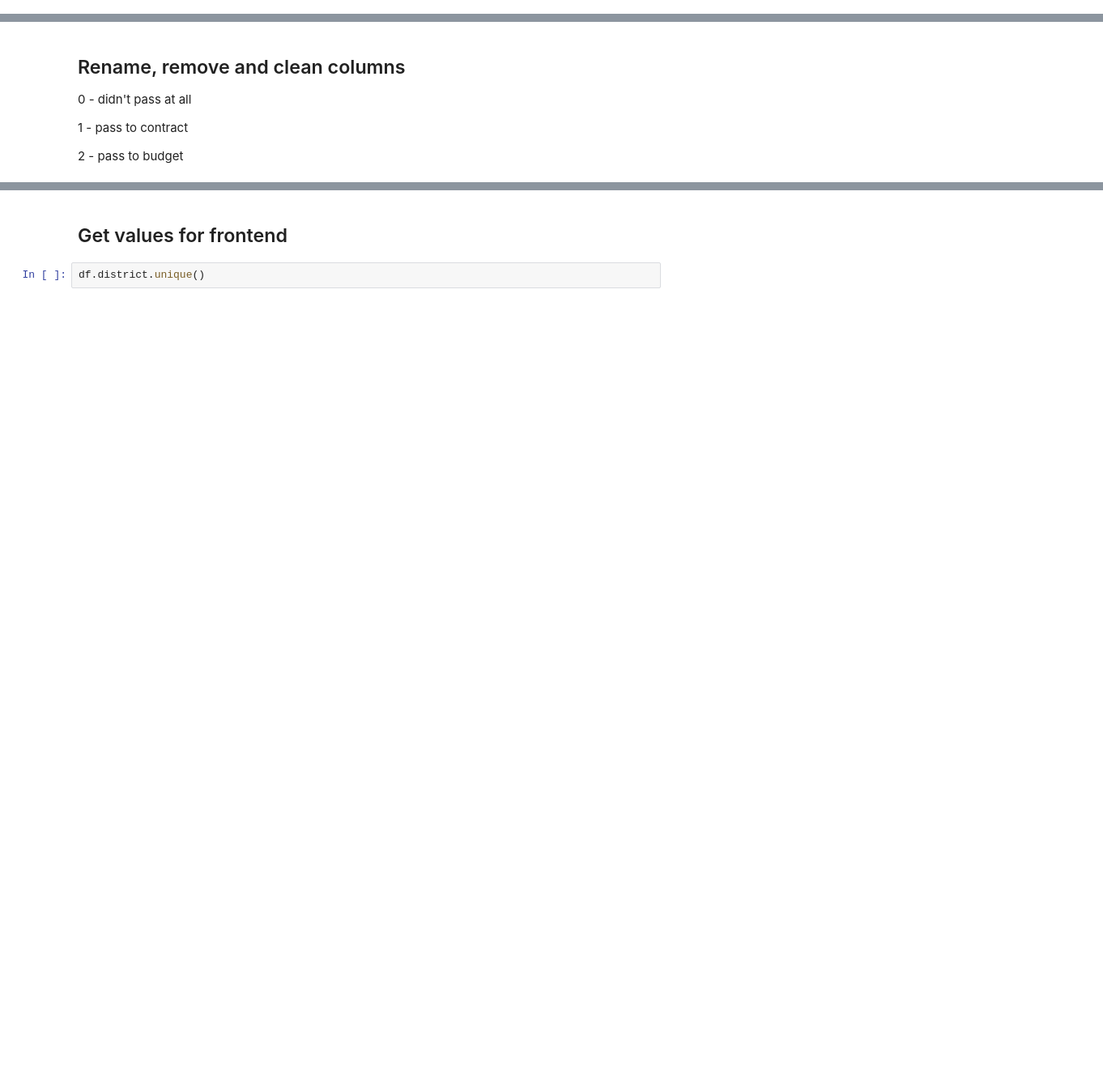
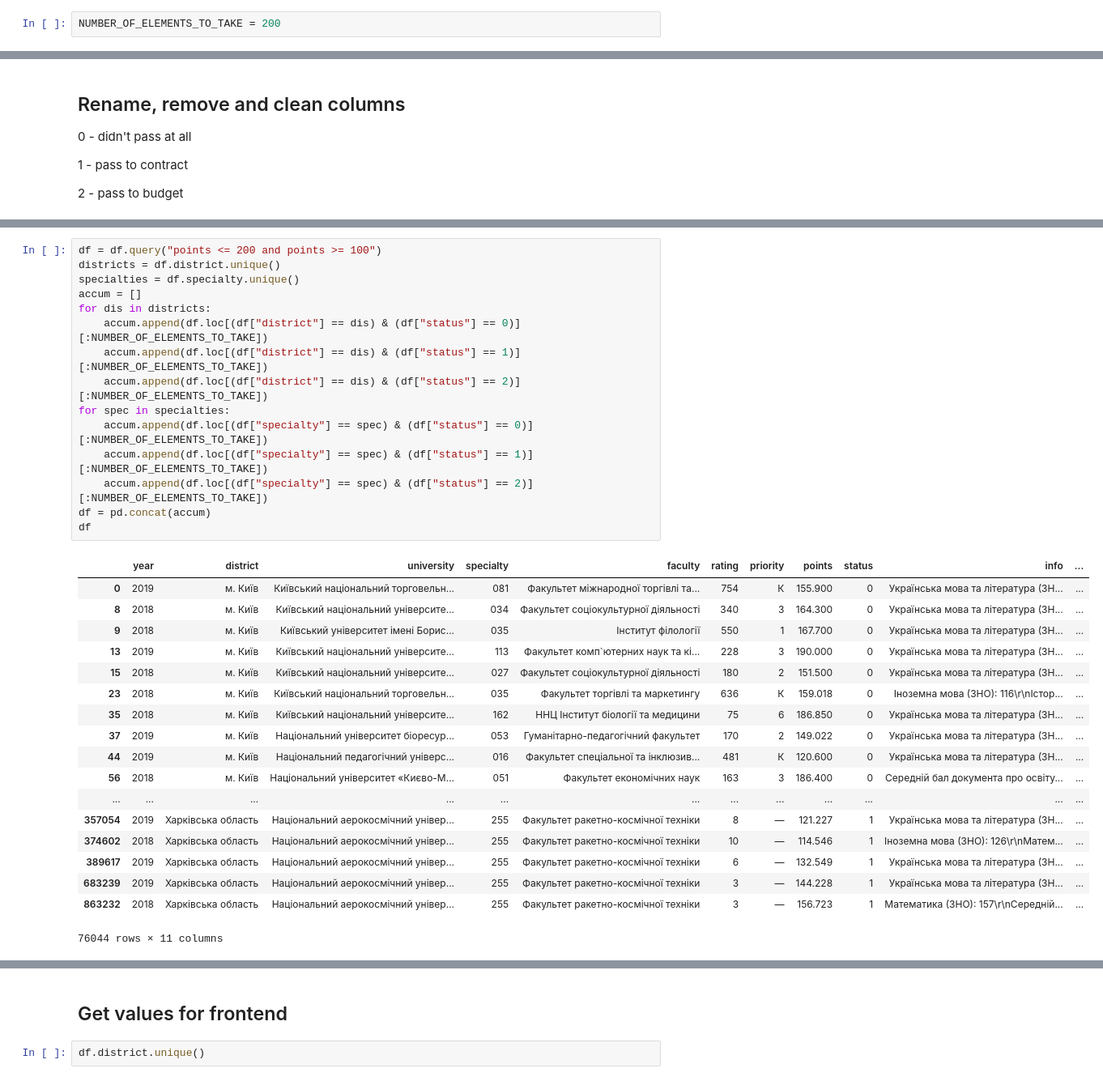
Before and after one commit to DimonLuk/abit_helper_model, a Jupyter notebook: preprocess_dataset.ipynb, the cells around one changed output, grey strips where cells are left out. Shown at 81% size. Cells and saved outputs as stored; diff of their text form; blank space fills up the shorter version.

```diff
--- a/preprocess_dataset.ipynb
+++ b/preprocess_dataset.ipynb
@@ -5,3 +7,5 @@ import pandas as pd
+# %%
+NUMBER_OF_ELEMENTS_TO_TAKE = 200
 # %% [markdown]
 # Preprocess dataframe
 # %% [markdown]
@@ -76,0 +84,34 @@ df.head()
+# %%
+df = df.query("points <= 200 and points >= 100")
+districts = df.district.unique()
+specialties = df.specialty.unique()
+accum = []
+for dis in districts:
+    accum.append(df.loc[(df["district"] == dis) & (df["status"] == 0)][:NUMBER_OF_ELEMENTS_TO_TAKE])
+    accum.append(df.loc[(df["district"] == dis) & (df["status"] == 1)][:NUMBER_OF_ELEMENTS_TO_TAKE])
+    accum.append(df.loc[(df["district"] == dis) & (df["status"] == 2)][:NUMBER_OF_ELEMENTS_TO_TAKE])
+for spec in specialties:
+    accum.append(df.loc[(df["specialty"] == spec) & (df["status"] == 0)][:NUMBER_OF_ELEMENTS_TO_TAKE])
+    accum.append(df.loc[(df["specialty"] == spec) & (df["status"] == 1)][:NUMBER_OF_ELEMENTS_TO_TAKE])
+    accum.append(df.loc[(df["specialty"] == spec) & (df["status"] == 2)][:NUMBER_OF_ELEMENTS_TO_TAKE])
+df = pd.concat(accum)
+df
+# %% [output]
+|  | year | district | university | specialty | faculty | rating | priority | points | status | info | ... |
+| 0 | 2019 | м. Київ | Київський національний торговельн... | 081 | Факультет міжнародної торгівлі та... | 754 | К | 155.900 | 0 | Українська мова та література (ЗН... | ... |
+| 8 | 2018 | м. Київ | Київський національний університе... | 034 | Факультет соціокультурної діяльності | 340 | 3 | 164.300 | 0 | Українська мова та література (ЗН... | ... |
+| 9 | 2018 | м. Київ | Київський університет імені Борис... | 035 | Інститут філології | 550 | 1 | 167.700 | 0 | Українська мова та література (ЗН... | ... |
+| 13 | 2019 | м. Київ | Київський національний університе... | 113 | Факультет комп`ютерних наук та кі... | 228 | 3 | 190.000 | 0 | Українська мова та література (ЗН... | ... |
+| 15 | 2018 | м. Київ | Київський національний університе... | 027 | Факультет соціокультурної діяльності | 180 | 2 | 151.500 | 0 | Українська мова та література (ЗН... | ... |
+| 23 | 2018 | м. Київ | Київський національний торговельн... | 035 | Факультет торгівлі та маркетингу | 636 | К | 159.018 | 0 | Іноземна мова (ЗНО): 116\r\nІстор... | ... |
+| 35 | 2018 | м. Київ | Київський національний університе... | 162 | ННЦ Інститут біології та медицини | 75 | 6 | 186.850 | 0 | Українська мова та література (ЗН... | ... |
+| 37 | 2019 | м. Київ | Національний університет біоресур... | 053 | Гуманітарно-педагогічний факультет | 170 | 2 | 149.022 | 0 | Українська мова та література (ЗН... | ... |
+| 44 | 2019 | м. Київ | Національний педагогічний універс... | 016 | Факультет спеціальної та інклюзив... | 481 | К | 120.600 | 0 | Українська мова та література (ЗН... | ... |
+| 56 | 2018 | м. Київ | Національний університет «Києво-М... | 051 | Факультет економічних наук | 163 | 3 | 186.400 | 0 | Середній бал документа про освіту... | ... |
+| ... | ... | ... | ... | ... | ... | ... | ... | ... | ... | ... | ... |
+| 357054 | 2019 | Харківська область | Національний аерокосмічний універ... | 255 | Факультет ракетно-космічної техніки | 8 | — | 121.227 | 1 | Українська мова та література (ЗН... | ... |
+| 374602 | 2018 | Харківська область | Національний аерокосмічний універ... | 255 | Факультет ракетно-космічної техніки | 10 | — | 114.546 | 1 | Іноземна мова (ЗНО): 126\r\nМатем... | ... |
+| 389617 | 2019 | Харківська область | Національний аерокосмічний універ... | 255 | Факультет ракетно-космічної техніки | 6 | — | 132.549 | 1 | Українська мова та література (ЗН... | ... |
+| 683239 | 2019 | Харківська область | Національний аерокосмічний універ... | 255 | Факультет ракетно-космічної техніки | 3 | — | 144.228 | 1 | Українська мова та література (ЗН... | ... |
+| 863232 | 2018 | Харківська область | Національний аерокосмічний універ... | 255 | Факультет ракетно-космічної техніки | 3 | — | 156.723 | 1 | Математика (ЗНО): 157\r\nСередній... | ... |
+76044 rows × 11 columns
```
Also changed, not shown: parts of 10 cells of this notebook, 5 other files.
